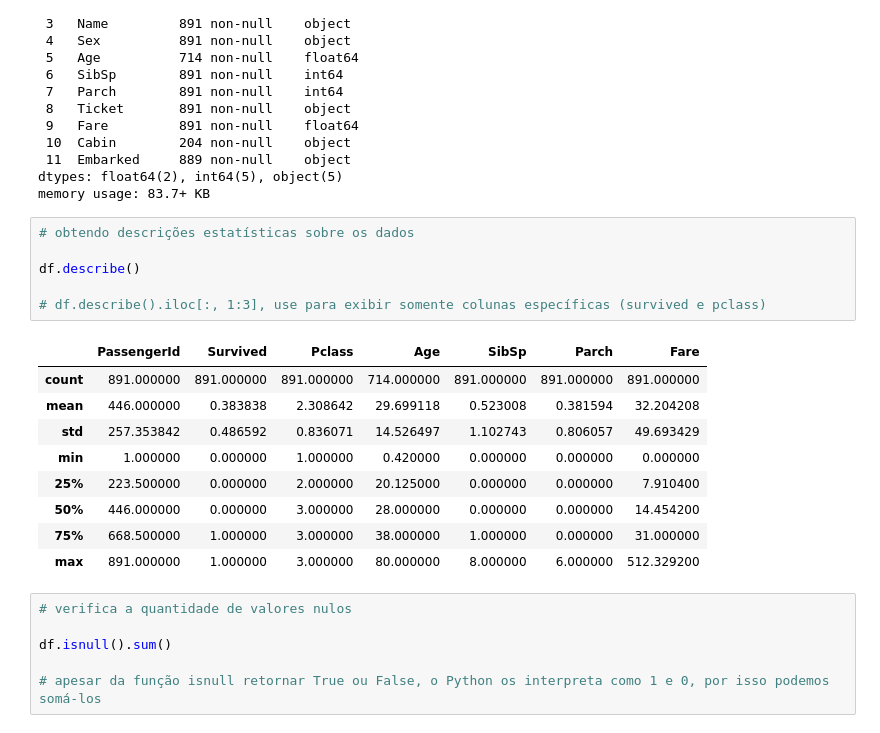
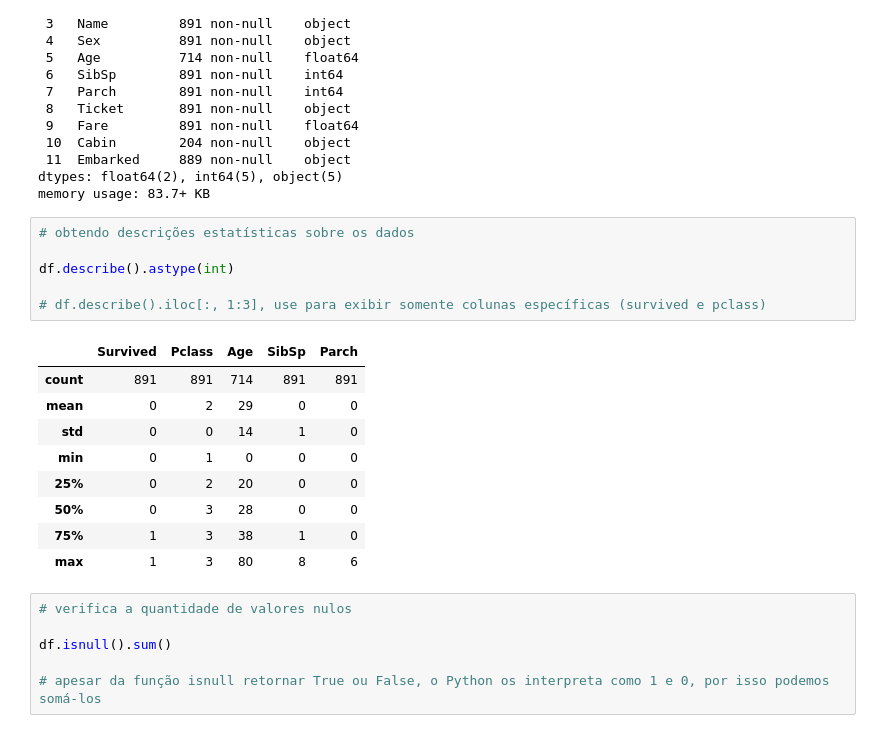
Before and after one commit to sarasantosdev/machine_learning_guia_de_referencia_rapida_estudos, a Jupyter notebook: machine_learning_guia_referencia_rapida.ipynb, the cells around one changed output. Cells and saved outputs as stored; diff of their text form.

```diff
--- a/machine_learning_guia_referencia_rapida.ipynb
+++ b/machine_learning_guia_referencia_rapida.ipynb
@@ -51,19 +51,19 @@ memory usage: 83.7+ KB
 # %%
 # obtendo descrições estatísticas sobre os dados
 
-df.describe()
+df.describe().astype(int)
 
 # df.describe().iloc[:, 1:3], use para exibir somente colunas específicas (survived e pclass)
 # %% [output]
-|  | PassengerId | Survived | Pclass | Age | SibSp | Parch | Fare |
-| count | 891.000000 | 891.000000 | 891.000000 | 714.000000 | 891.000000 | 891.000000 | 891.000000 |
-| mean | 446.000000 | 0.383838 | 2.308642 | 29.699118 | 0.523008 | 0.381594 | 32.204208 |
-| std | 257.353842 | 0.486592 | 0.836071 | 14.526497 | 1.102743 | 0.806057 | 49.693429 |
-| min | 1.000000 | 0.000000 | 1.000000 | 0.420000 | 0.000000 | 0.000000 | 0.000000 |
-| 25% | 223.500000 | 0.000000 | 2.000000 | 20.125000 | 0.000000 | 0.000000 | 7.910400 |
-| 50% | 446.000000 | 0.000000 | 3.000000 | 28.000000 | 0.000000 | 0.000000 | 14.454200 |
-| 75% | 668.500000 | 1.000000 | 3.000000 | 38.000000 | 1.000000 | 0.000000 | 31.000000 |
-| max | 891.000000 | 1.000000 | 3.000000 | 80.000000 | 8.000000 | 6.000000 | 512.329200 |
+|  | Survived | Pclass | Age | SibSp | Parch |
+| count | 891 | 891 | 714 | 891 | 891 |
+| mean | 0 | 2 | 29 | 0 | 0 |
+| std | 0 | 0 | 14 | 1 | 0 |
+| min | 0 | 1 | 0 | 0 | 0 |
+| 25% | 0 | 2 | 20 | 0 | 0 |
+| 50% | 0 | 3 | 28 | 0 | 0 |
+| 75% | 1 | 3 | 38 | 1 | 0 |
+| max | 1 | 3 | 80 | 8 | 6 |
 # %%
 # verifica a quantidade de valores nulos
 
```
Also changed, not shown: parts of 4 cells of this notebook.
